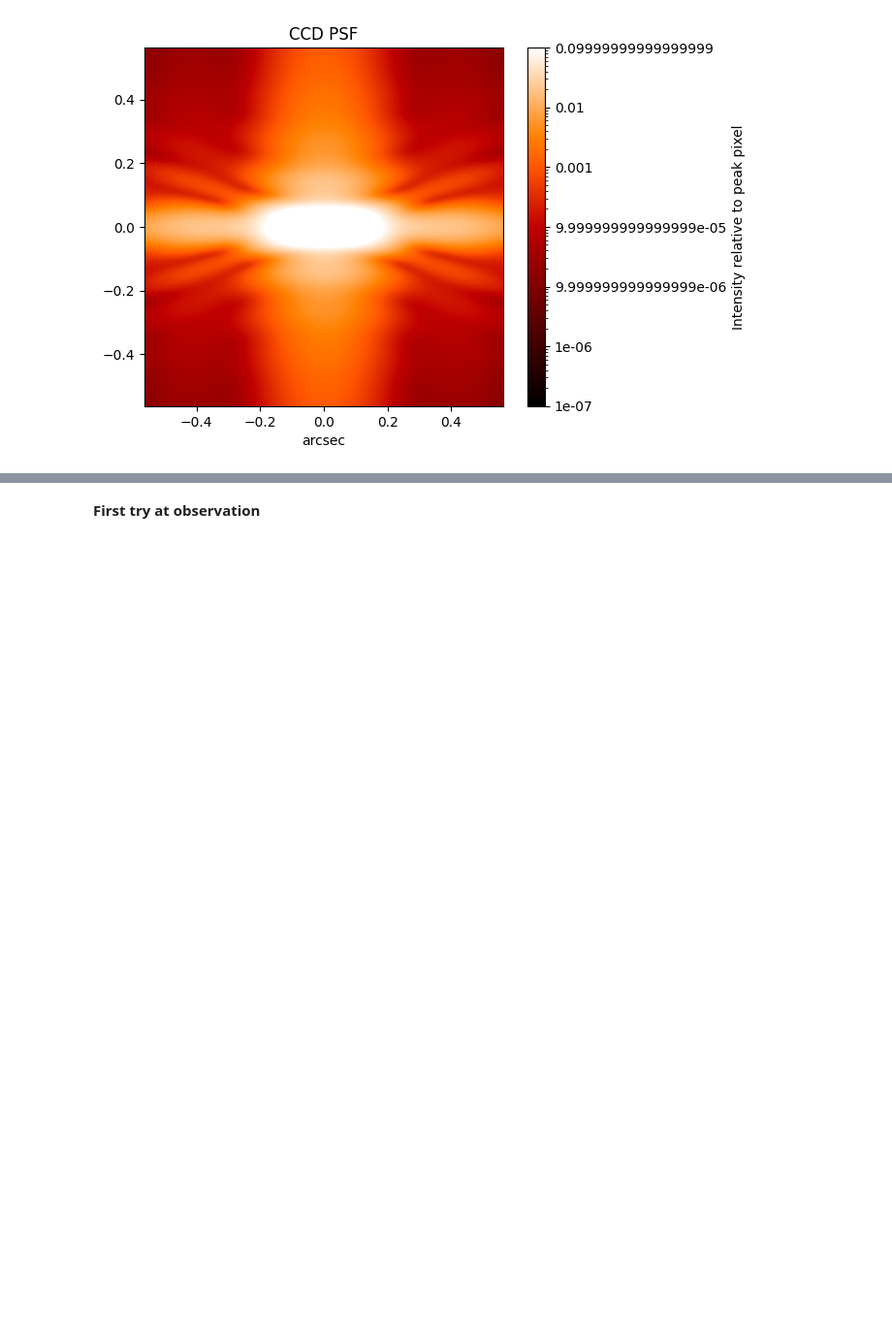
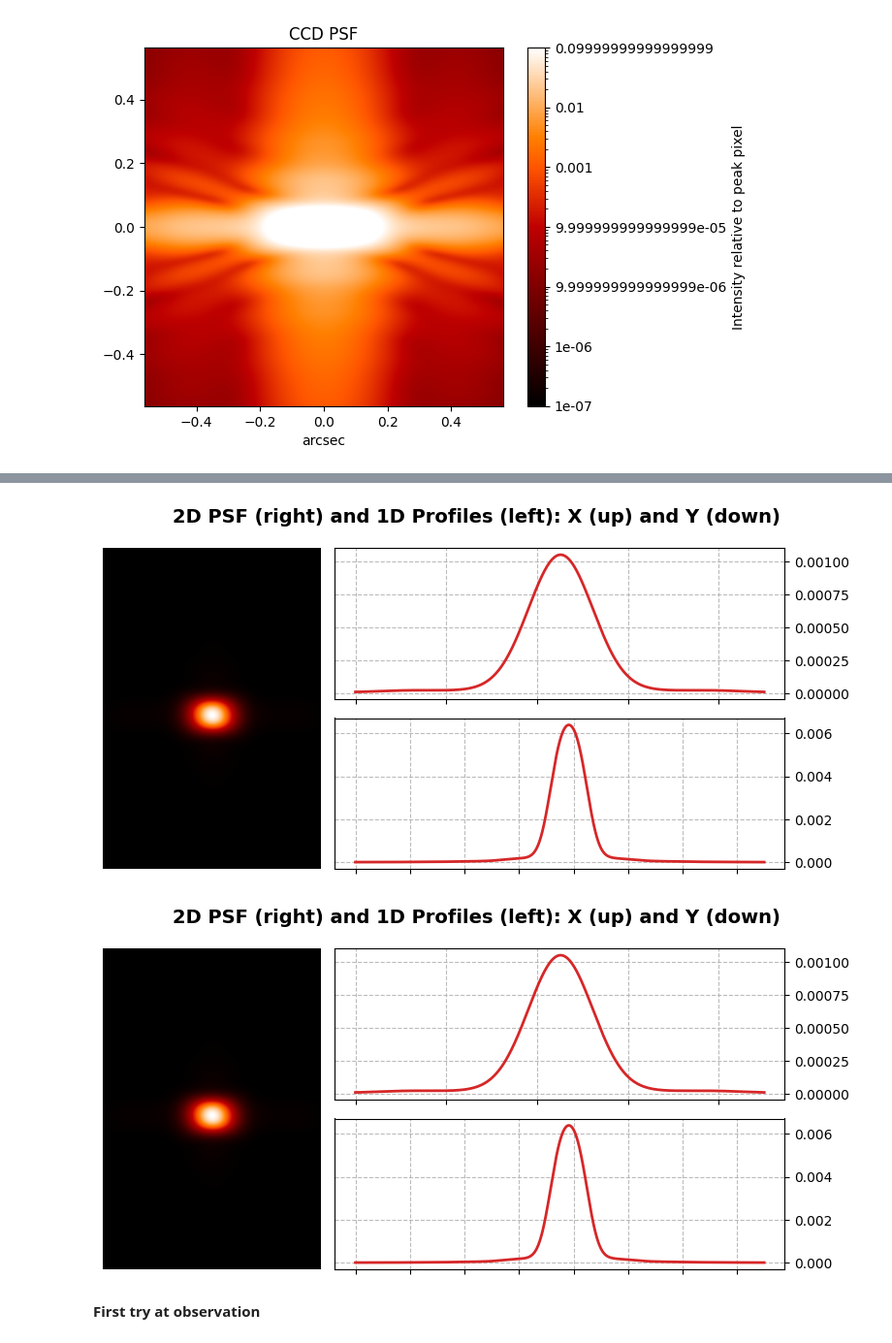
Before and after one commit to pietroferraiuolo/BINCAT, a Jupyter notebook: 01-psf-simulation.ipynb, the cells around one changed output, grey strips where cells are left out. Shown: that part at 97% size. Saved outputs shown, nothing was run; the diff lists cells and outputs as text; code cells hidden in the pictures; blank space fills up the shorter version.

```diff
--- a/01-psf-simulation.ipynb
+++ b/01-psf-simulation.ipynb
@@ -81,3 +101,8 @@ ccd.display_psf()
+# %%
+ccd.display_psf(psf=obs)
+# %% [output]
+[figure, added]
+[figure, added]
 # %% [markdown]
 **First try at observation**
 # %%
```
Also changed, not shown: parts of 6 cells of this notebook, 2 other files.
